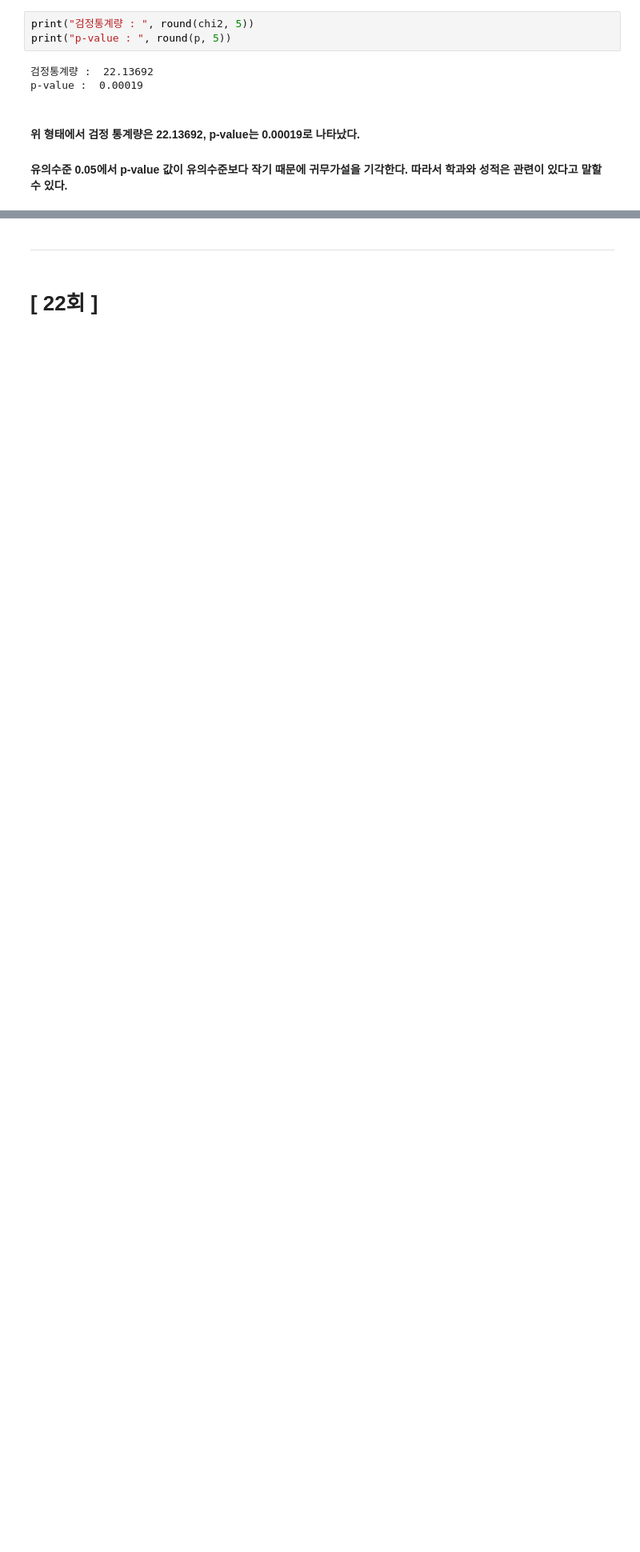
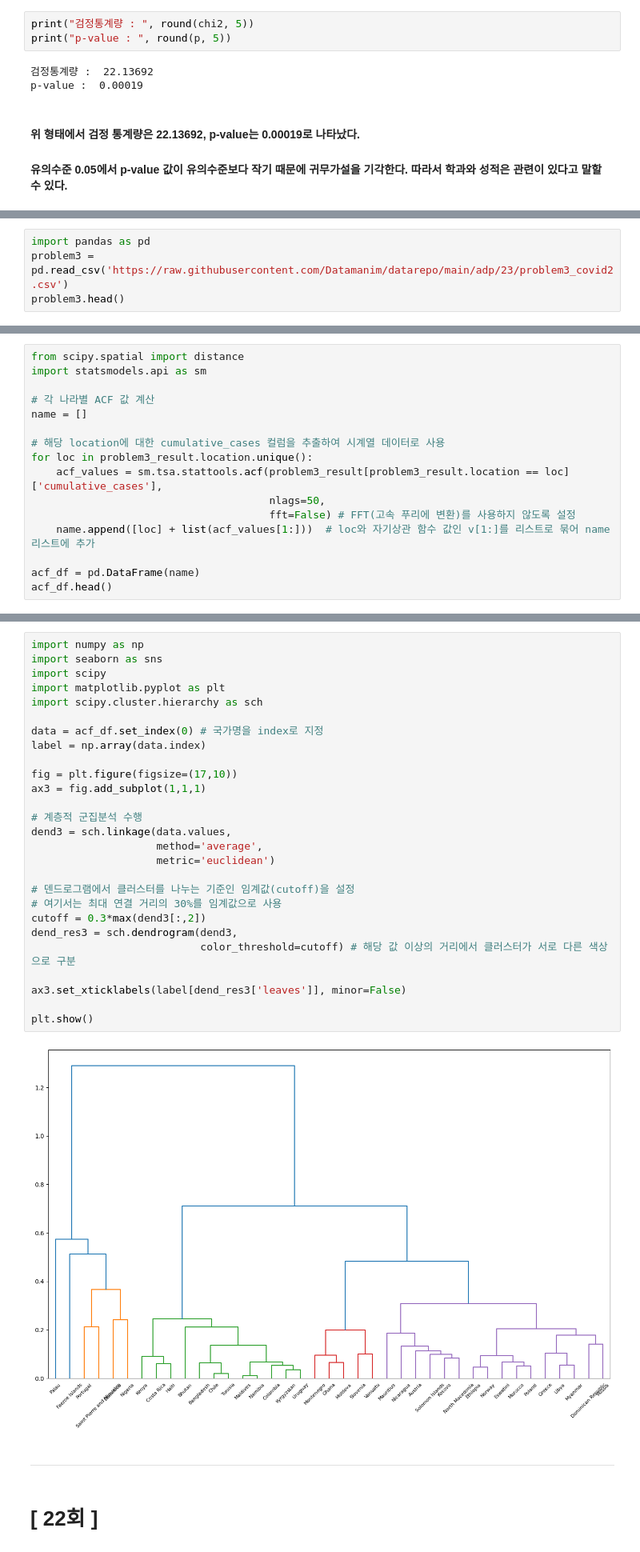
Before and after one commit to Minju-nimm/ADP, a Jupyter notebook: 기출/ADP_통계기출_24_21.ipynb, the cells around one changed output, grey strips where cells are left out. Shown: that part at 80% size. Cells and saved outputs as stored; diff of their text form; blank space fills up the shorter version.

```diff
--- a/기출/ADP_통계기출_24_21.ipynb
+++ b/기출/ADP_통계기출_24_21.ipynb
@@ -426,0 +447,4 @@ p-value :  0.00019
+# %%
+import pandas as pd
+problem3 = pd.read_csv('https://raw.githubusercontent.com/Datamanim/datarepo/main/adp/23/problem3_covid2.csv')
+problem3.head()
@@ -426,0 +499,16 @@ p-value :  0.00019
+# %%
+from scipy.spatial import distance
+import statsmodels.api as sm
+
+# 각 나라별 ACF 값 계산
+name = []
+
+# 해당 location에 대한 cumulative_cases 컬럼을 추출하여 시계열 데이터로 사용
+for loc in problem3_result.location.unique():
+    acf_values = sm.tsa.stattools.acf(problem3_result[problem3_result.location == loc]['cumulative_cases'],
+                                      nlags=50,
+                                      fft=False) # FFT(고속 푸리에 변환)를 사용하지 않도록 설정
+    name.append([loc] + list(acf_values[1:]))  # loc와 자기상관 함수 값인 v[1:]를 리스트로 묶어 name 리스트에 추가
+
+acf_df = pd.DataFrame(name)
+acf_df.head()
@@ -427,3 +546,32 @@ p-value :  0.00019
+# %%
+import numpy as np
+import seaborn as sns
+import scipy
+import matplotlib.pyplot as plt
+import scipy.cluster.hierarchy as sch
+
+data = acf_df.set_index(0) # 국가명을 index로 지정
+label = np.array(data.index)
+
+fig = plt.figure(figsize=(17,10))
+ax3 = fig.add_subplot(1,1,1)
+
+# 계층적 군집분석 수행
+dend3 = sch.linkage(data.values,
+                    method='average',
+                    metric='euclidean')
+
+# 덴드로그램에서 클러스터를 나누는 기준인 임계값(cutoff)을 설정
+# 여기서는 최대 연결 거리의 30%를 임계값으로 사용
+cutoff = 0.3*max(dend3[:,2])
+dend_res3 = sch.dendrogram(dend3,
+                           color_threshold=cutoff) # 해당 값 이상의 거리에서 클러스터가 서로 다른 색상으로 구분
+
+ax3.set_xticklabels(label[dend_res3['leaves']], minor=False)
+
+plt.show()
+# %% [output]
+[figure, added]
 # %% [markdown]
 ---
 # %% [markdown]
```
Also changed, not shown: parts of 25 cells of this notebook, 3 other files.
